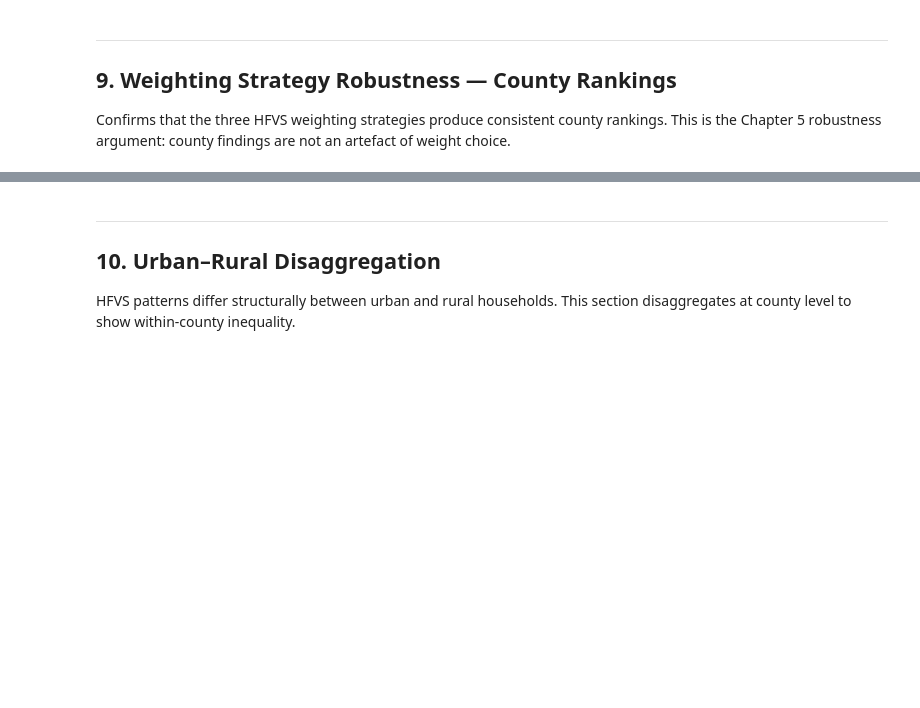
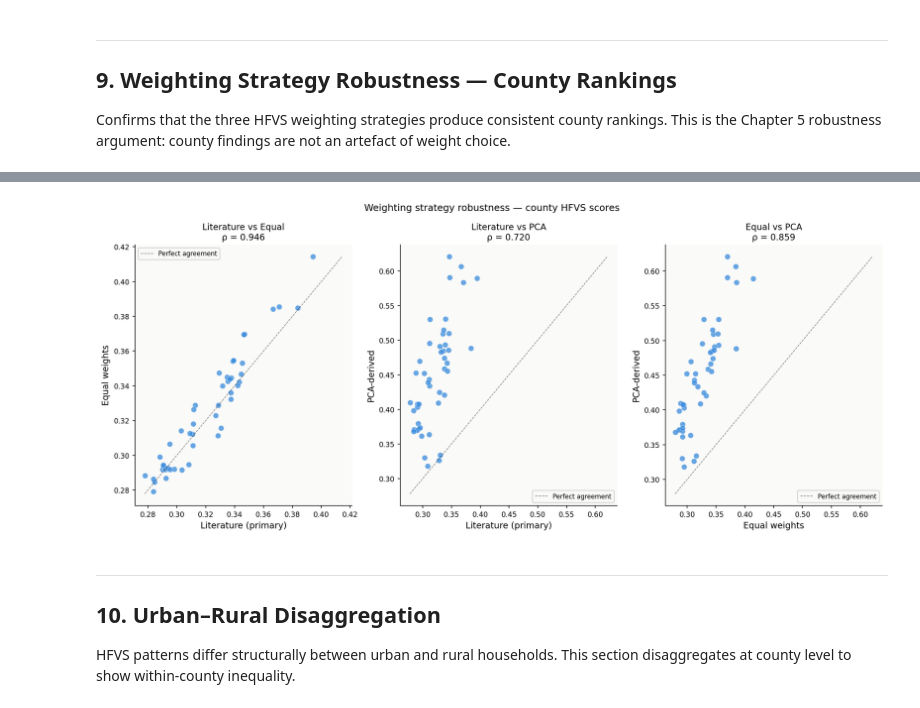
Before and after one commit to VAL-Jerono/KHS_housing_dissertation, a Jupyter notebook: notebooks/04_county_risk_mapping.ipynb, the cells around one changed output, grey strips where cells are left out. Saved outputs shown, nothing was run; the diff lists cells and outputs as text; code cells hidden in the pictures; blank space fills up the shorter version.

Commit message:
County risk mapping — choropleth, IRA validation, OLS, spatial residuals, weighting robustness

```diff
--- a/notebooks/04_county_risk_mapping.ipynb
+++ b/notebooks/04_county_risk_mapping.ipynb
@@ -324,11 +412,9 @@ for f in shp_files:
 # %%
 # ── Load shapefile and inspect ─────────────────────────────────────────
-# Update shp_path to point to the correct file found above
-if shp_files:
-    shp_path = shp_files[0]   # use first found
+shp_path = SHPS / 'kenya_adm1.geojson'   # set directly — no glob needed
 
 kenya_gdf = gpd.read_file(shp_path)
-kenya_gdf = kenya_gdf.to_crs('EPSG:4326')   # ensure WGS84
+kenya_gdf = kenya_gdf.to_crs('EPSG:4326')
 
 print(f"Shapefile loaded: {kenya_gdf.shape}")
 print(f"CRS: {kenya_gdf.crs}")
@@ -337,10 +423,6 @@ print(f"\nFirst 5 rows:")
 print(kenya_gdf[kenya_gdf.columns[:5]].head())
 
 # ── Identify the county name column ───────────────────────────────────
-# Common column names across different shapefiles:
-# geoBoundaries: 'shapeName'
-# KNBS:          'COUNTY_NAM' or 'County'
-# GADM:          'NAME_1'
 name_candidates = ['shapeName', 'COUNTY_NAM', 'County', 'NAME_1', 'county_name', 'COUNTY']
 NAME_COL = next((c for c in name_candidates if c in kenya_gdf.columns), kenya_gdf.columns[0])
 print(f"\nUsing county name column: '{NAME_COL}'")
@@ -392,6 +491,16 @@ if unmatched:
 else:
     print("All counties matched successfully.")
 
+
+
+
 # Apply crosswalk to shapefile
 kenya_gdf['county_name_std'] = kenya_gdf[NAME_COL].map(crosswalk)
+
+# ── FIX: NaN from unmatched rows makes the column float64 ─────────────
+# Cast back to string so the merge key dtypes match county_risk['county_name']
+kenya_gdf['county_name_std'] = kenya_gdf['county_name_std'].astype(str)
+# (unmatched rows become the string "nan" — visible in the match report below)
+
 print(f"\nFinal match rate: {kenya_gdf['county_name_std'].notna().mean()*100:.1f}%")
+print(f"county_name_std dtype: {kenya_gdf['county_name_std'].dtype}")   # should be object
@@ -977,30 +1209,36 @@ pd.DataFrame(concordance_results).to_csv(TABS / 'weighting_concordance.csv', ind
 # %%
 # ── Rank stability visualisation ──────────────────────────────────────
 if len(strat_available) >= 2:
-    fig, axes = plt.subplots(1, min(len(strat_available)-1, 3), figsize=(14, 6))
+    valid_pairs = [p for p in pairs if p[0] in strat_df.columns and p[1] in strat_df.columns]
+
+    fig, axes = plt.subplots(1, max(len(valid_pairs), 1), figsize=(14, 6))
     if not hasattr(axes, '__iter__'): axes = [axes]
 
     pairs = [
-        ('hfvs', 'hfvs_equal', 'Literature vs Equal'),
-        ('hfvs', 'hfvs_pca',   'Literature vs PCA'),
-        ('hfvs_equal', 'hfvs_pca', 'Equal vs PCA'),
+        ('hfvs',       'hfvs_equal', 'Literature vs Equal'),
+        ('hfvs',       'hfvs_pca',   'Literature vs PCA'),
+        ('hfvs_equal', 'hfvs_pca',   'Equal vs PCA'),
     ]
 
-    for ax, (a, b, title) in zip(axes, [(p for p in pairs if p[0] in strat_df.columns and p[1] in strat_df.columns)]):
+    valid_pairs = [p for p in pairs if p[0] in strat_df.columns and p[1] in strat_df.columns]
+
+    for ax, (a, b, title) in zip(axes, valid_pairs):
         ax.scatter(strat_df[a], strat_df[b], c=BLUE, s=50, alpha=0.75,
                    edgecolors='white', linewidth=0.4)
         rng = [strat_df[[a, b]].min().min(), strat_df[[a, b]].max().max()]
         ax.plot(rng, rng, 'k--', lw=0.8, alpha=0.5, label='Perfect agreement')
         r, _ = stats.spearmanr(strat_df[a], strat_df[b])
         ax.set_title(f'{title}\nρ = {r:.3f}', fontsize=11)
         ax.set_xlabel(labels.get(a, a))
         ax.set_ylabel(labels.get(b, b))
         ax.legend(fontsize=8)
 
     plt.suptitle('Weighting strategy robustness — county HFVS scores', fontsize=12)
     plt.tight_layout()
     plt.savefig(FIGS / '05g_weighting_robustness.png', dpi=180, bbox_inches='tight')
     plt.show()
+# %% [output]
+[figure, added]
 # %% [markdown]
 ---
 ## 10. Urban–Rural Disaggregation
```
Also changed, not shown: parts of 29 cells of this notebook.
